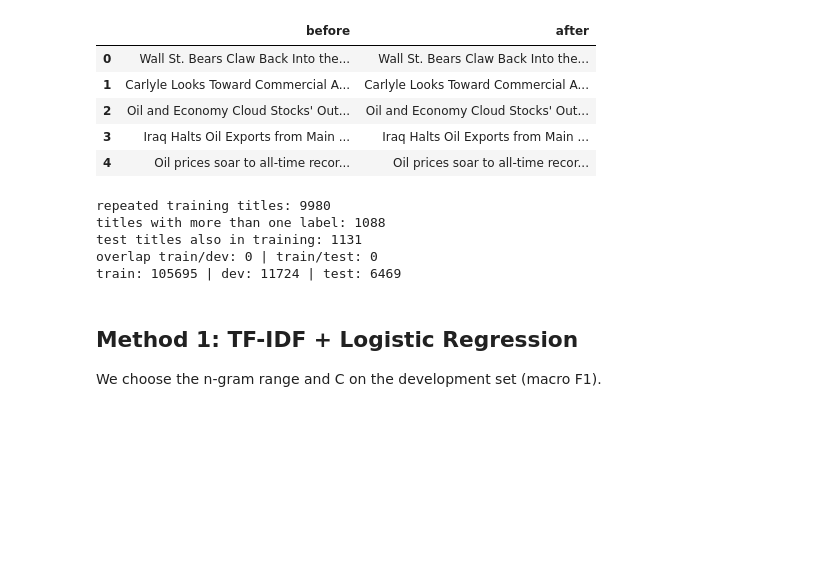
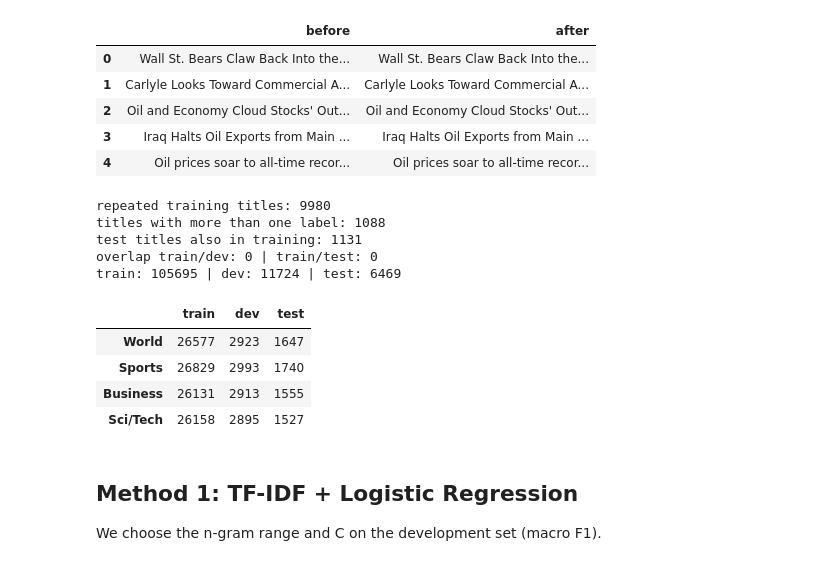
Before and after one commit to jaber-alsaikhan/News-Topic-Classification, a Jupyter notebook: headline_topic_classifier.ipynb, the cells around one changed output. Saved outputs shown, nothing was run; the diff lists cells and outputs as text; code cells hidden in the pictures; blank space fills up the shorter version.

```diff
--- a/headline_topic_classifier.ipynb
+++ b/headline_topic_classifier.ipynb
@@ -134,32 +149,42 @@ share of (AFP) titles that are World: 0.77
 # %%
 print("repeated training titles:", len(train_raw) - train_raw["key"].nunique())
 
 labels_per_title = train_raw.groupby("key")["label"].nunique()
 conflicts = labels_per_title[labels_per_title > 1].index
 print("titles with more than one label:", len(conflicts))
 train_clean = train_raw[~train_raw["key"].isin(conflicts)]
 
 in_train = test_raw["key"].isin(train_raw["key"])
 print("test titles also in training:", in_train.sum())
 test = test_raw[~in_train].reset_index(drop=True)
 
 # split unique titles so that repeats end up in the same split
 unique_titles = train_clean.drop_duplicates("key")
 _, dev_keys = train_test_split(unique_titles["key"], test_size=0.1, stratify=unique_titles["label"],
                                random_state=SEED)
 is_dev = train_clean["key"].isin(dev_keys)
 train = train_clean[~is_dev].reset_index(drop=True)
 dev = train_clean[is_dev].reset_index(drop=True)
 
 print("overlap train/dev:", len(set(train["key"]) & set(dev["key"])),
       "| train/test:", len(set(train["key"]) & set(test["key"])))
 print("train:", len(train), "| dev:", len(dev), "| test:", len(test))
+
+split_counts = pd.DataFrame({name: df["label"].value_counts().sort_index()
+                             for name, df in [("train", train), ("dev", dev), ("test", test)]})
+split_counts.index = LABELS
+split_counts
 # %% [output]
 repeated training titles: 9980
 titles with more than one label: 1088
 test titles also in training: 1131
 overlap train/dev: 0 | train/test: 0
 train: 105695 | dev: 11724 | test: 6469
+|  | train | dev | test |
+| World | 26577 | 2923 | 1647 |
+| Sports | 26829 | 2993 | 1740 |
+| Business | 26131 | 2913 | 1555 |
+| Sci/Tech | 26158 | 2895 | 1527 |
 # %% [markdown]
 ## Method 1: TF-IDF + Logistic Regression
 
```
Also changed, not shown: parts of 14 cells of this notebook, 5 other files.
